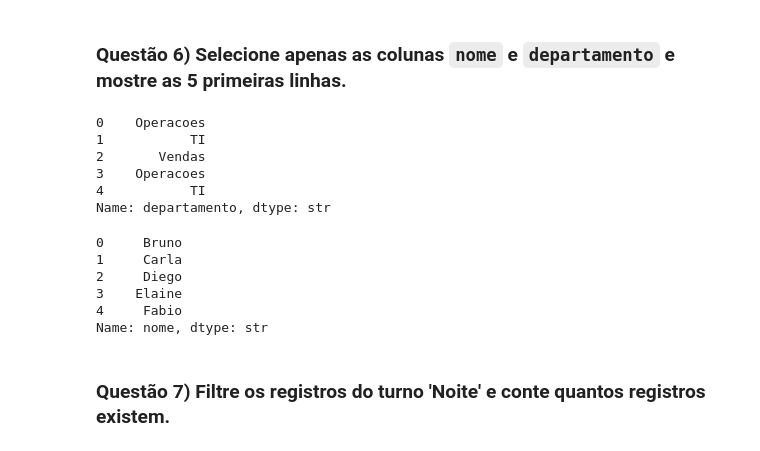
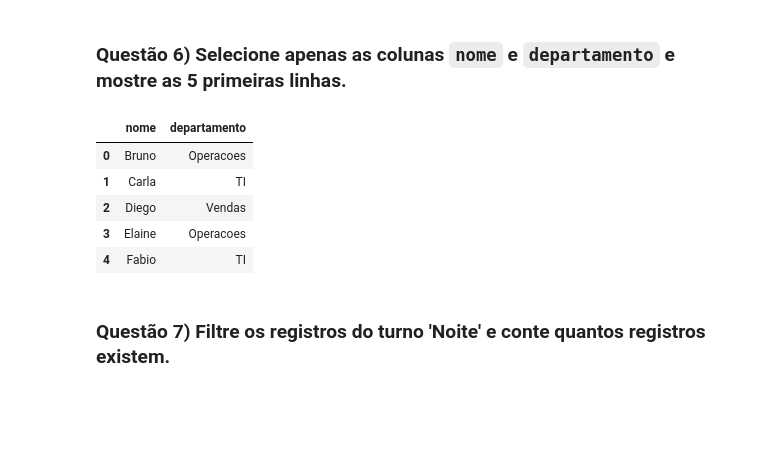
Before and after one commit to OVITIN001/Avaliacao-Pratica-Modulo-lll, a Jupyter notebook: Avaliacao_Pandas_Modulo3.ipynb, the cells around one changed output. Drawn from its saved outputs; the diff is of its cells as text; code cells hidden in the pictures; blank space fills up the shorter version.

```diff
--- a/Avaliacao_Pandas_Modulo3.ipynb
+++ b/Avaliacao_Pandas_Modulo3.ipynb
@@ -105,23 +105,14 @@ df.describe()
 # %%
 # Selecione as colunas solicitadas e mostre 5 primeiras linhas
 # ...
-df['departamento'].head(5)
+df[['nome','departamento']].head()
 # %% [output]
-0    Operacoes
-1           TI
-2       Vendas
-3    Operacoes
-4           TI
-Name: departamento, dtype: str
+|  | nome | departamento |
+| 0 | Bruno | Operacoes |
+| 1 | Carla | TI |
+| 2 | Diego | Vendas |
+| 3 | Elaine | Operacoes |
+| 4 | Fabio | TI |
-# %%
-df['nome'].head(5)
-# %% [output]
-0     Bruno
-1     Carla
-2     Diego
-3    Elaine
-4     Fabio
-Name: nome, dtype: str
 # %% [markdown]
 ### Questão 7) Filtre os registros do **turno 'Noite'** e **conte** quantos registros existem.
 # %%
```
Also changed, not shown: parts of 1 cell of this notebook.
